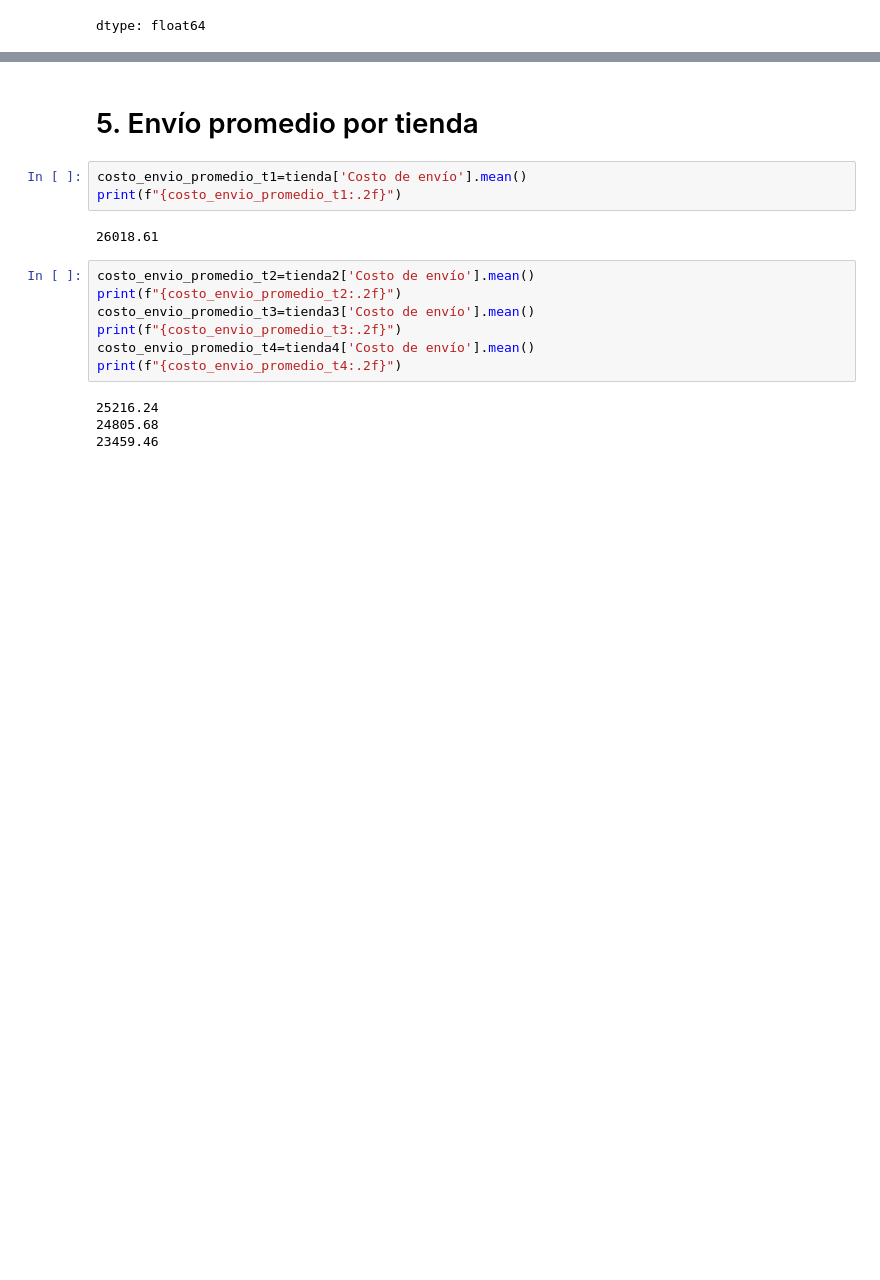
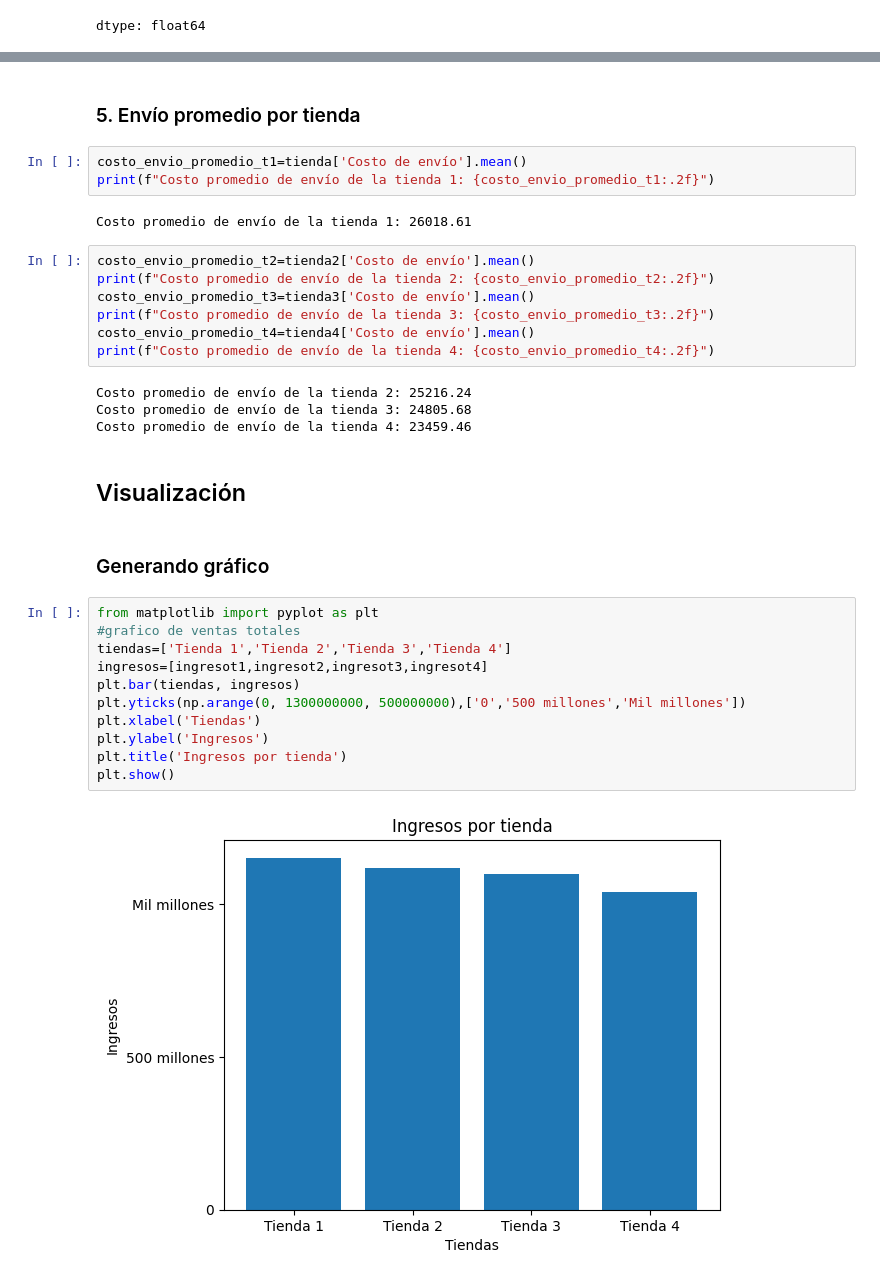
Before and after one commit to Roxtceh/challenge1-data-science-latam, a Jupyter notebook: AluraStoreLatam.ipynb, the cells around one changed output, grey strips where cells are left out. Saved outputs shown, nothing was run; the diff lists cells and outputs as text; blank space fills up the shorter version.

Commit message:
Terminado de graficos y Analisis final +Correción en las Ventas por categoría

```diff
--- a/AluraStoreLatam.ipynb
+++ b/AluraStoreLatam.ipynb
@@ -195,20 +227,37 @@ Guitarra acústica                  37
 Armario                            34
 Guitarra eléctrica                 33
 # %% [markdown]
-# 5. Envío promedio por tienda
+### 5. Envío promedio por tienda
 # %%
 costo_envio_promedio_t1=tienda['Costo de envío'].mean()
-print(f"{costo_envio_promedio_t1:.2f}")
+print(f"Costo promedio de envío de la tienda 1: {costo_envio_promedio_t1:.2f}")
 # %% [output]
-26018.61
+Costo promedio de envío de la tienda 1: 26018.61
 # %%
 costo_envio_promedio_t2=tienda2['Costo de envío'].mean()
-print(f"{costo_envio_promedio_t2:.2f}")
+print(f"Costo promedio de envío de la tienda 2: {costo_envio_promedio_t2:.2f}")
 costo_envio_promedio_t3=tienda3['Costo de envío'].mean()
-print(f"{costo_envio_promedio_t3:.2f}")
+print(f"Costo promedio de envío de la tienda 3: {costo_envio_promedio_t3:.2f}")
 costo_envio_promedio_t4=tienda4['Costo de envío'].mean()
-print(f"{costo_envio_promedio_t4:.2f}")
+print(f"Costo promedio de envío de la tienda 4: {costo_envio_promedio_t4:.2f}")
 # %% [output]
-25216.24
-24805.68
-23459.46
+Costo promedio de envío de la tienda 2: 25216.24
+Costo promedio de envío de la tienda 3: 24805.68
+Costo promedio de envío de la tienda 4: 23459.46
+# %% [markdown]
+## Visualización
+# %% [markdown]
+### Generando gráfico
+# %%
+from matplotlib import pyplot as plt
+#grafico de ventas totales
+tiendas=['Tienda 1','Tienda 2','Tienda 3','Tienda 4']
+ingresos=[ingresot1,ingresot2,ingresot3,ingresot4]
+plt.bar(tiendas, ingresos)
+plt.yticks(np.arange(0, 1300000000, 500000000),['0','500 millones','Mil millones'])
+plt.xlabel('Tiendas')
+plt.ylabel('Ingresos')
+plt.title('Ingresos por tienda')
+plt.show()
+# %% [output]
+[figure, added]
```
Also changed, not shown: parts of 20 cells of this notebook.
